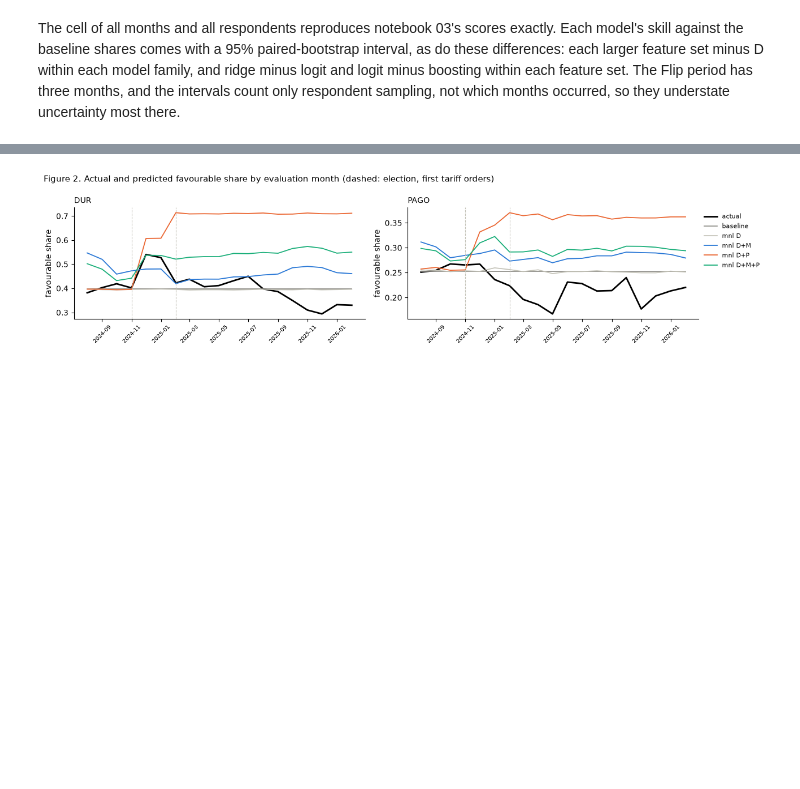
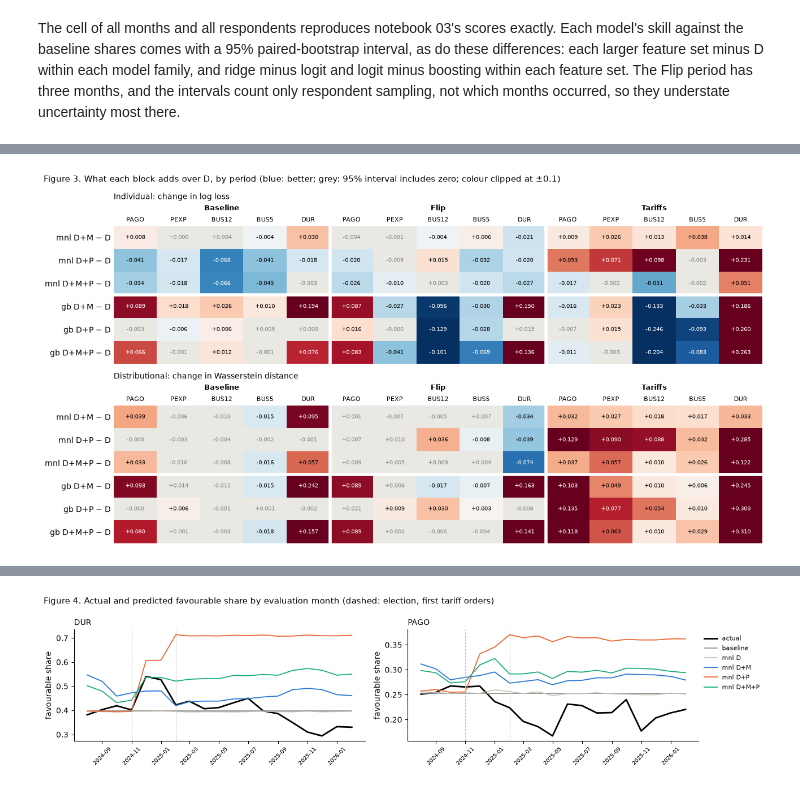
Before and after one commit to jerrydzj/state-dependent-twins, a Jupyter notebook: notebooks/04_mvp_state_variables.ipynb, the cells around one changed output, grey strips where cells are left out. Saved outputs shown, nothing was run; the diff lists cells and outputs as text; code cells hidden in the pictures; blank space fills up the shorter version.

```diff
--- a/notebooks/04_mvp_state_variables.ipynb
+++ b/notebooks/04_mvp_state_variables.ipynb
@@ -511,0 +497,26 @@ with each feature set, by month.
+# %%
+pc = scores[scores.group == 'all'].set_index(['model', 'period', 'item'])
+rows = [(f, fs) for f in ['mnl', 'gb'] for fs in list(SHORT)[1:]]
+cols = [(p, i) for p in PERIODS for i in ITEMS]
+fig, axes = plt.subplots(2, 1, figsize=(13, 6.8))
+for ax, (score, title) in zip(axes, [('log_loss', 'Individual: change in log loss'),
+                                     ('wasserstein', 'Distributional: change in Wasserstein distance')]):
+    M, grey = np.zeros((len(rows), len(cols))), np.zeros((len(rows), len(cols)), bool)
+    for r, (f, fs) in enumerate(rows):
+        for c, (p, i) in enumerate(cols):
+            x = pc.loc[(f'{f}_{fs}-{f}_demographics', p, i)]
+            M[r, c], grey[r, c] = x[score], x[f'{score}_lo'] <= 0 <= x[f'{score}_hi']
+    heat(ax, M, 0.1, '{:+.3f}', 'RdBu_r', grey)
+    ax.set_xticks(range(len(cols)), [i for _, i in cols], fontsize=8)
+    ax.set_yticks(range(len(rows)), [f'{f} {SHORT[fs]} − D' for f, fs in rows])
+    for x in [4.5, 9.5]:
+        ax.axvline(x, color='white', lw=4)
+    ax.axhline(2.5, color='white', lw=4)
+    for k, p in enumerate(PERIODS):
+        ax.text(2 + 5 * k, -1.1, p, ha='center', va='bottom', fontsize=9.5, fontweight='bold')
+    ax.set_title(title, loc='left', fontsize=10, pad=34)
+fig.suptitle('Figure 3. What each block adds over D, by period (blue: better; grey: 95% interval includes zero; '
+             'colour clipped at ±0.1)', x=0.01, ha='left', fontsize=10.5)
+plt.tight_layout(); plt.show()
+# %% [output]
+[figure, added]
```
Also changed, not shown: parts of 23 cells of this notebook.
